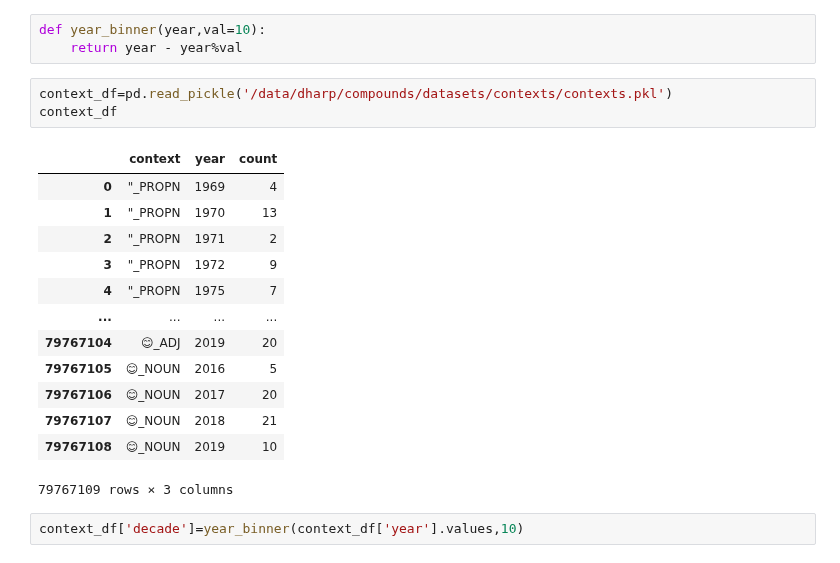
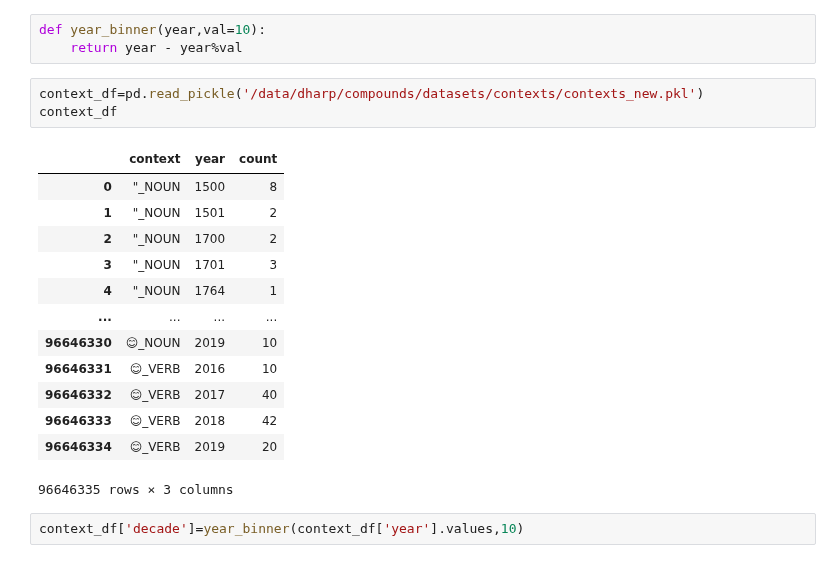
Before and after one commit to prajitdhar/Compounding, a Jupyter notebook: Contexto_Exps.ipynb, the cells around one changed output. Saved outputs shown, nothing was run; the diff lists cells and outputs as text.

```diff
--- a/Contexto_Exps.ipynb
+++ b/Contexto_Exps.ipynb
@@ -13,22 +14,22 @@ import seaborn as sns
 def year_binner(year,val=10):
     return year - year%val
 # %%
-context_df=pd.read_pickle('/data/dharp/compounds/datasets/contexts/contexts.pkl')
+context_df=pd.read_pickle('/data/dharp/compounds/datasets/contexts/contexts_new.pkl')
 context_df
 # %% [output]
 |  | context | year | count |
-| 0 | "_PROPN | 1969 | 4 |
-| 1 | "_PROPN | 1970 | 13 |
-| 2 | "_PROPN | 1971 | 2 |
-| 3 | "_PROPN | 1972 | 9 |
-| 4 | "_PROPN | 1975 | 7 |
+| 0 | "_NOUN | 1500 | 8 |
+| 1 | "_NOUN | 1501 | 2 |
+| 2 | "_NOUN | 1700 | 2 |
+| 3 | "_NOUN | 1701 | 3 |
+| 4 | "_NOUN | 1764 | 1 |
 | ... | ... | ... | ... |
-| 79767104 | 😊_ADJ | 2019 | 20 |
-| 79767105 | 😊_NOUN | 2016 | 5 |
-| 79767106 | 😊_NOUN | 2017 | 20 |
-| 79767107 | 😊_NOUN | 2018 | 21 |
-| 79767108 | 😊_NOUN | 2019 | 10 |
+| 96646330 | 😊_NOUN | 2019 | 10 |
+| 96646331 | 😊_VERB | 2016 | 10 |
+| 96646332 | 😊_VERB | 2017 | 40 |
+| 96646333 | 😊_VERB | 2018 | 42 |
+| 96646334 | 😊_VERB | 2019 | 20 |
-79767109 rows × 3 columns
+96646335 rows × 3 columns
 # %%
 context_df['decade']=year_binner(context_df['year'].values,10)
 # %%
```
Also changed, not shown: parts of 22 cells of this notebook, 26 other files.
